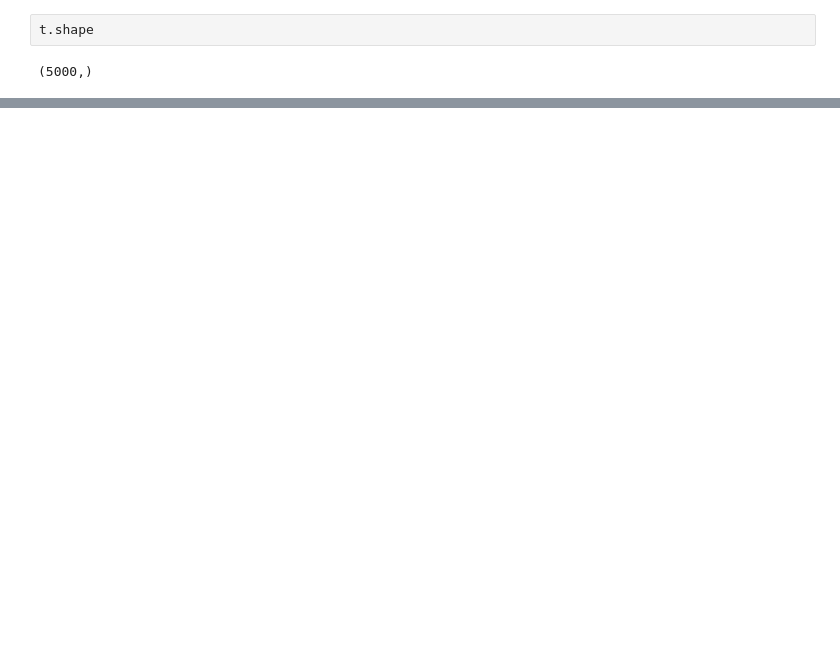
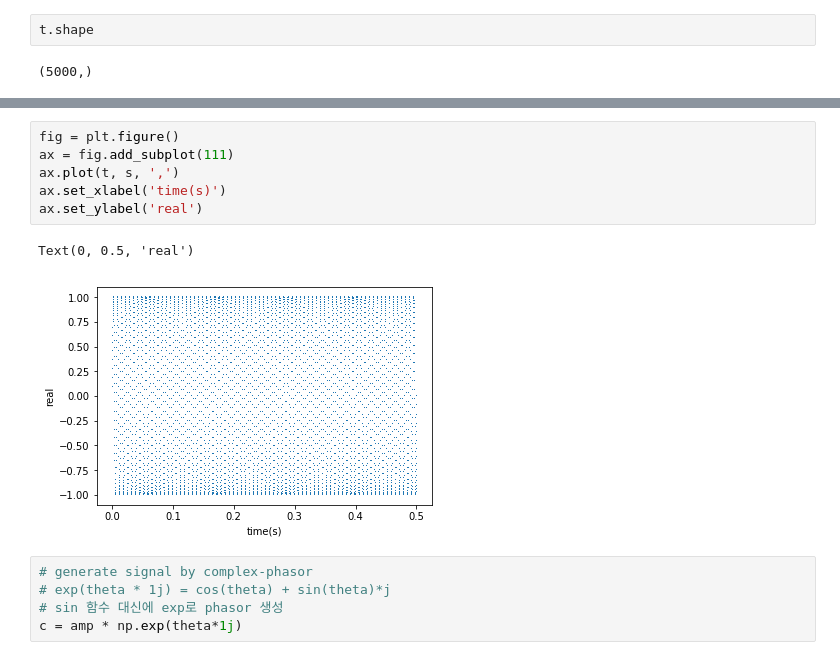
Before and after one commit to Jungwon-Chang/2019-1_ENGL437, a Jupyter notebook: my/09. Sound.ipynb, the cells around one changed output, grey strips where cells are left out. Drawn from its saved outputs; the diff is of its cells as text; blank space fills up the shorter version.

```diff
--- a/my/09. Sound.ipynb
+++ b/my/09. Sound.ipynb
@@ -36,0 +93,14 @@ array([6.28318531e-02, 1.25663706e-01, 1.88495559e-01, ...,
+# %%
+fig = plt.figure()
+ax = fig.add_subplot(111)
+ax.plot(t, s, ',')
+ax.set_xlabel('time(s)')
+ax.set_ylabel('real')
+# %% [output]
+Text(0, 0.5, 'real')
+[figure, added]
+# %%
+# generate signal by complex-phasor
+# exp(theta * 1j) = cos(theta) + sin(theta)*j
+# sin 함수 대신에 exp로 phasor 생성
+c = amp * np.exp(theta*1j)
```
Also changed, not shown: parts of 27 cells of this notebook, 6 other files.
